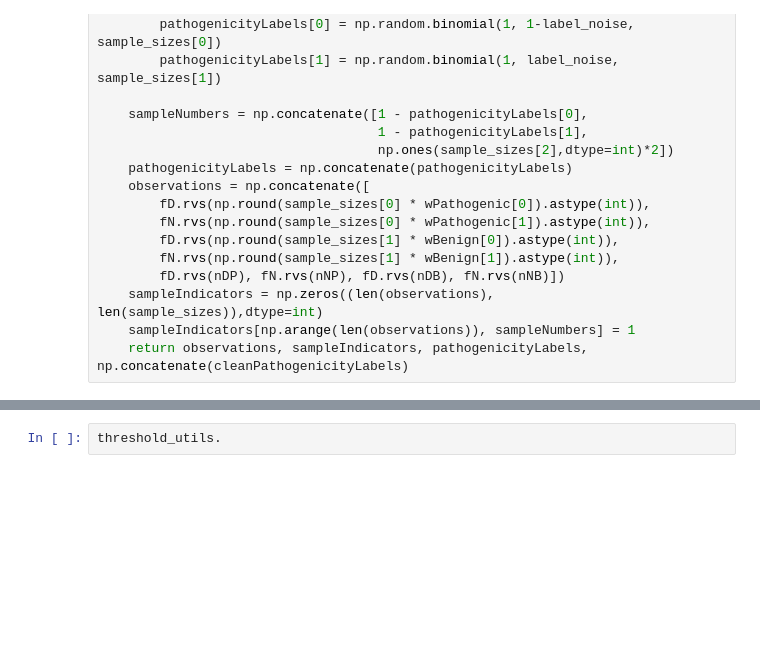
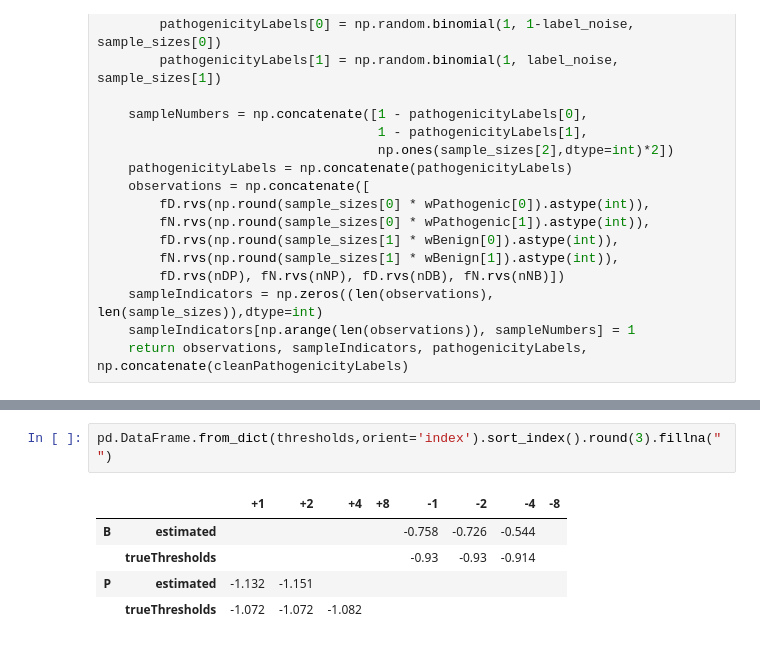
Before and after one commit to Dzeiberg/circularity, a Jupyter notebook: 01_Synthetic_Data.ipynb, the cells around one changed output, grey strips where cells are left out. Cells and saved outputs as stored; diff of their text form; blank space fills up the shorter version.

```diff
--- a/01_Synthetic_Data.ipynb
+++ b/01_Synthetic_Data.ipynb
@@ -106,2 +168,8 @@ fig
-# %%
-threshold_utils.
+# %%
+pd.DataFrame.from_dict(thresholds,orient='index').sort_index().round(3).fillna("")
+# %% [output]
+|  |  | +1 | +2 | +4 | +8 | -1 | -2 | -4 | -8 |
+| B | estimated |  |  |  |  | -0.758 | -0.726 | -0.544 |  |
+|  | trueThresholds |  |  |  |  | -0.93 | -0.93 | -0.914 |  |
+| P | estimated | -1.132 | -1.151 |  |  |  |  |  |  |
+|  | trueThresholds | -1.072 | -1.072 | -1.082 |  |  |  |  |  |
```
Also changed, not shown: parts of 11 cells of this notebook.
